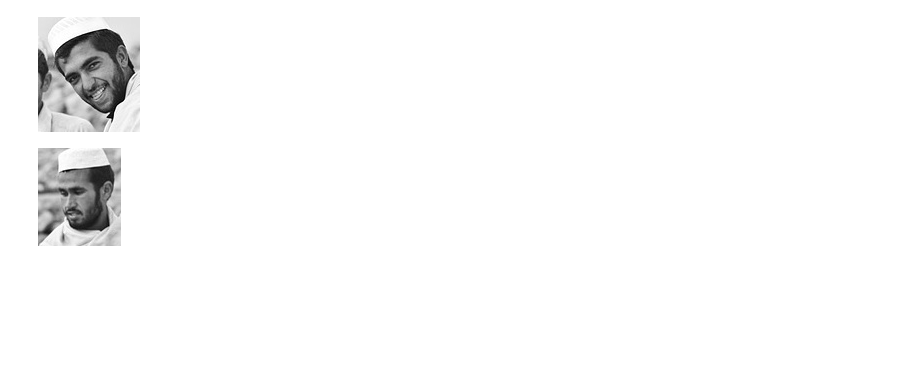
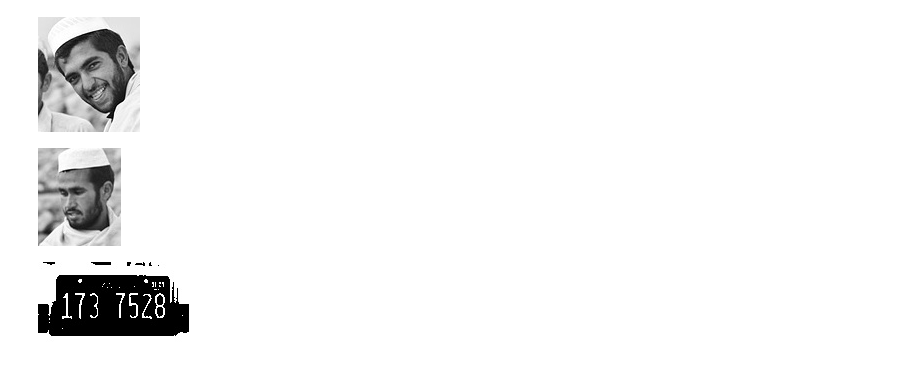
Before and after one commit to chapsecurity/detect_persons, a Jupyter notebook: test.ipynb, the cells around one changed output. Cells and saved outputs as stored; diff of their text form; code cells hidden in the pictures; blank space fills up the shorter version.

Commit message:
support license plates detection

```diff
--- a/test.ipynb
+++ b/test.ipynb
@@ -13,8 +13,10 @@ def detect_people_or_faces(base64_string, task="detect_people"):
     """
     if task == "detect_people":
         url = 'http://localhost:5678/detect_people'
-    else:
+    elif task == "detect_faces":
         url = 'http://localhost:5678/detect_faces'
+    elif task == "detect_license_plates":
+        url = 'http://localhost:5678/detect_license_plates'
 
     objects = []
 
@@ -38,7 +40,10 @@ def detect_people_or_faces(base64_string, task="detect_people"):
                 # Iterate over the base64-encoded images
                 for idx, encoded_image in enumerate(detections):
                     # Decode the base64 string
-                    image_data = base64.b64decode(encoded_image)
+                    if task == "detect_license_plates":
+                        image_data = base64.b64decode(encoded_image['thresh'])
+                    else:
+                        image_data = base64.b64decode(encoded_image)
                     objects.append(image_data)
         else:
             # Print the error message from the API
@@ -81,3 +86,15 @@ display_objs(faces)
 [figure]
 [figure]
 [figure]
+# %%
+with open("il_license_plate.jpg", "rb") as image_file:
+    base64_string = base64.b64encode(image_file.read()).decode('utf-8')
+# %%
+license_plates = detect_people_or_faces(
+    base64_string=base64_string,
+    task="detect_license_plates"
+)
+# %%
+display_objs(license_plates)
+# %% [output]
+[figure, added]
```
Also changed, not shown: 3 other files.
